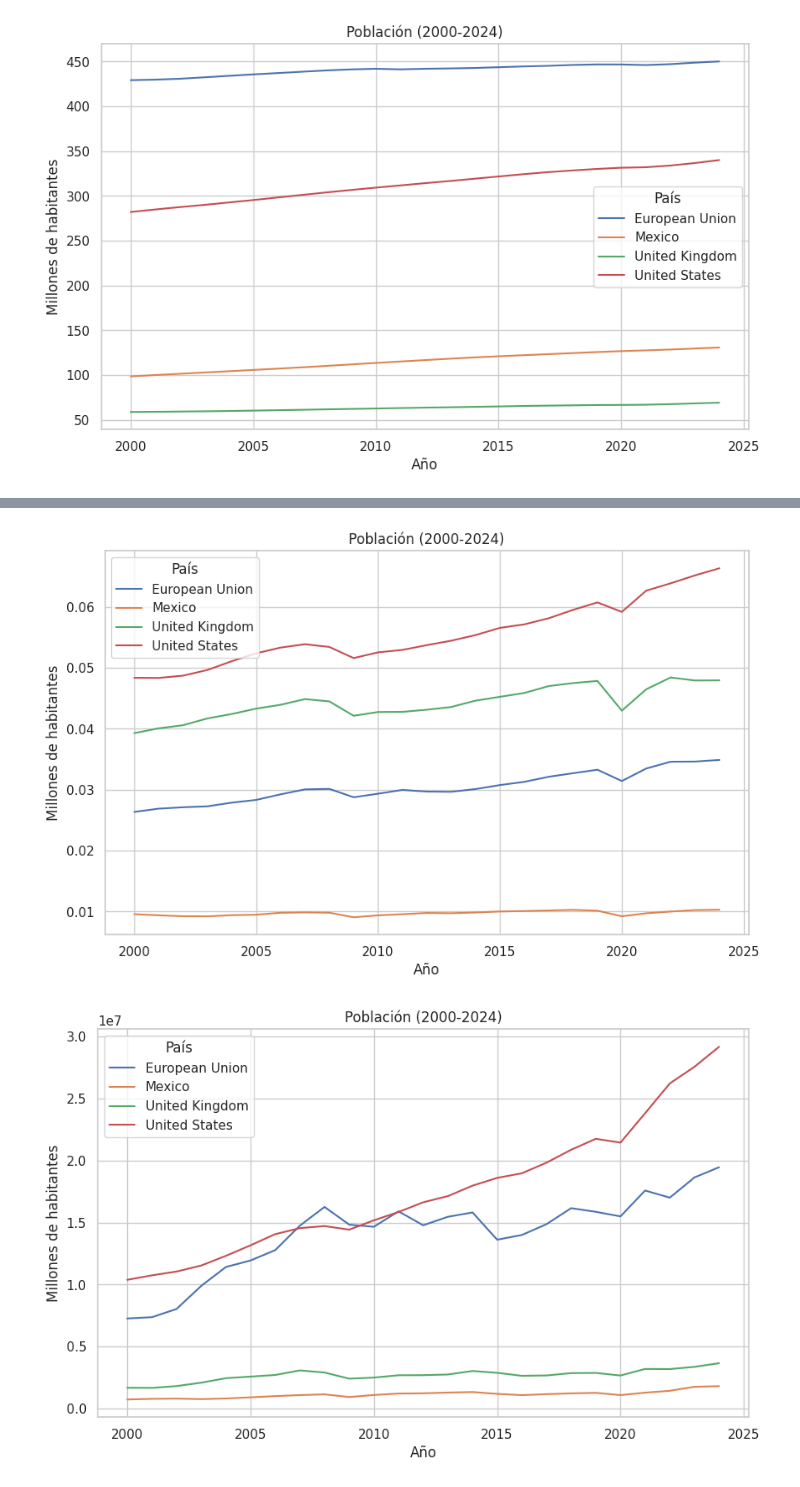
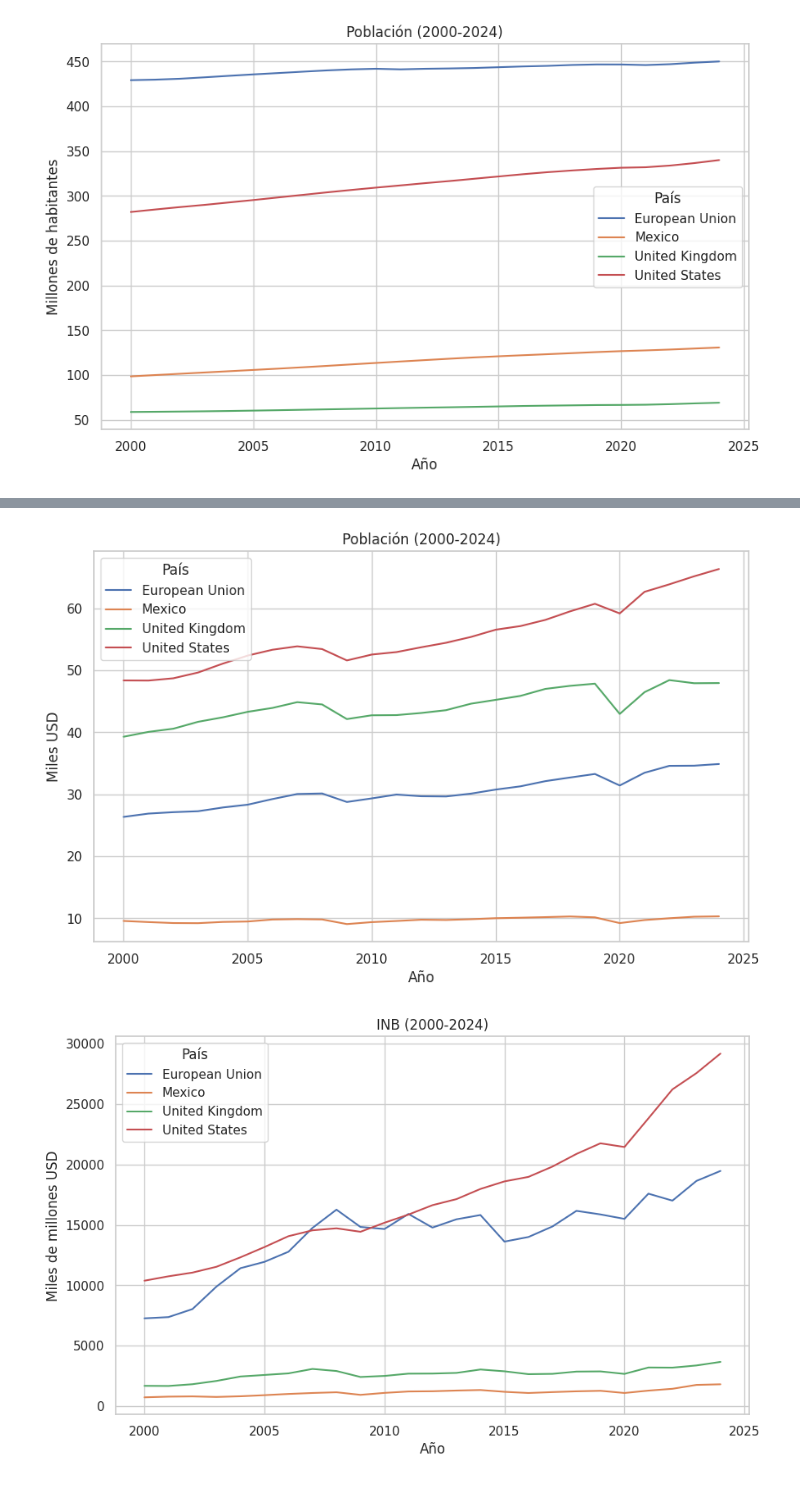
Before and after one commit to raulval9/PrimerPrueba, a Jupyter notebook: IndicadoresReinoUnido.ipynb, the cells around one changed output, grey strips where cells are left out. Cells and saved outputs as stored; diff of their text form; code cells hidden in the pictures.

```diff
--- a/IndicadoresReinoUnido.ipynb
+++ b/IndicadoresReinoUnido.ipynb
@@ -112,6 +112,6 @@ plt.show()
 # %%
-## Consulta de informacion de poblacion y grafico
-# Indicador de población total
+## Consulta de informacion de "PIB per cápita constante US$"
+# Indicador de PIB per capita
 indicator = "NY.GDP.PCAP.KD"
 
 # Descargar datos de los últimos 25 años
@@ -122,43 +122,43 @@ df = data.unstack(level=0)  # columnas = países, filas = años
 df.index = df.index.droplevel("Series")
 
 # Graficar
-df_millions = df / 1e6
+df_millions = df / 1e3
 
 df_millions.plot(figsize=(10,6))
 
 plt.title("Población (2000-2024)")
-plt.ylabel("Millones de habitantes")  # 🔧 cambio aquí
+plt.ylabel("Miles USD")  # 🔧 cambio aquí
 plt.xlabel("Año")
 plt.legend(title="País")
 plt.grid(True)
 
 plt.show()
 # %% [output]
-[figure, old version]
+[figure, new version]
 # %%
-## Consulta de informacion de poblacion y grafico
-# Indicador de población total
+## Consulta de informacion de "INB precios actuales US$"
+# Indicador deINB
 indicator = "NY.GNP.MKTP.CD"
 
 # Descargar datos de los últimos 25 años
 data = wb.get_series(indicator, country=countries, date="2000:2025")
 
 # Reorganizar en un DataFrame
 df = data.unstack(level=0)  # columnas = países, filas = años
 df.index = df.index.droplevel("Series")
 
 # Graficar
-df_millions = df / 1e6
+df_millions = df / 1e9
 
 df_millions.plot(figsize=(10,6))
 
-plt.title("Población (2000-2024)")
-plt.ylabel("Millones de habitantes")  # 🔧 cambio aquí
+plt.title("INB (2000-2024)")
+plt.ylabel("Miles de millones USD")  # 🔧 cambio aquí
 plt.xlabel("Año")
 plt.legend(title="País")
 plt.grid(True)
 
 plt.show()
 # %% [output]
-[figure, old version]
+[figure, new version]
 # %%
```
Also changed, not shown: parts of 16 cells of this notebook.
